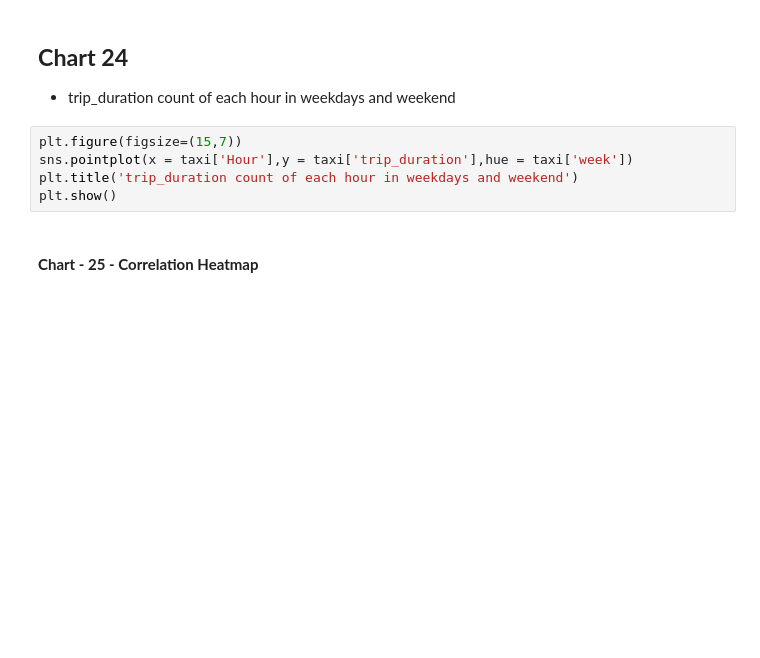
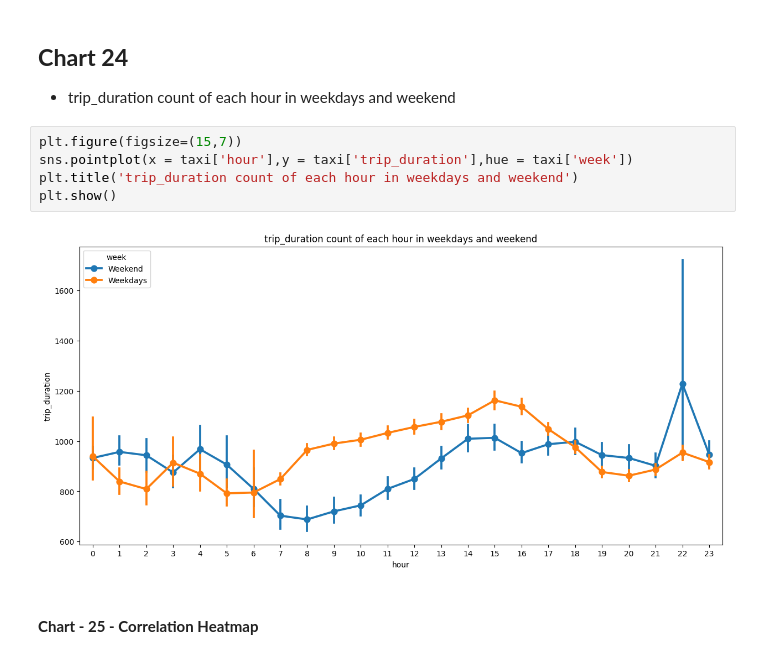
Before and after one commit to Jit562/New_York_Taxi_Service_Prediction, a Jupyter notebook: ML_Techmind_Regression_Project_.ipynb, the cells around one changed output. Cells and saved outputs as stored; diff of their text form; blank space fills up the shorter version.

```diff
--- a/ML_Techmind_Regression_Project_.ipynb
+++ b/ML_Techmind_Regression_Project_.ipynb
@@ -1301,9 +1392,11 @@ plt.show()
 *   trip_duration count of each hour in weekdays and weekend
 # %%
 plt.figure(figsize=(15,7))
-sns.pointplot(x = taxi['Hour'],y = taxi['trip_duration'],hue = taxi['week'])
+sns.pointplot(x = taxi['hour'],y = taxi['trip_duration'],hue = taxi['week'])
 plt.title('trip_duration count of each hour in weekdays and weekend')
 plt.show()
+# %% [output]
+[figure, added]
 # %% [markdown]
 #### **Chart - 25 - Correlation Heatmap**
 # %%
```
Also changed, not shown: parts of 123 cells of this notebook.
